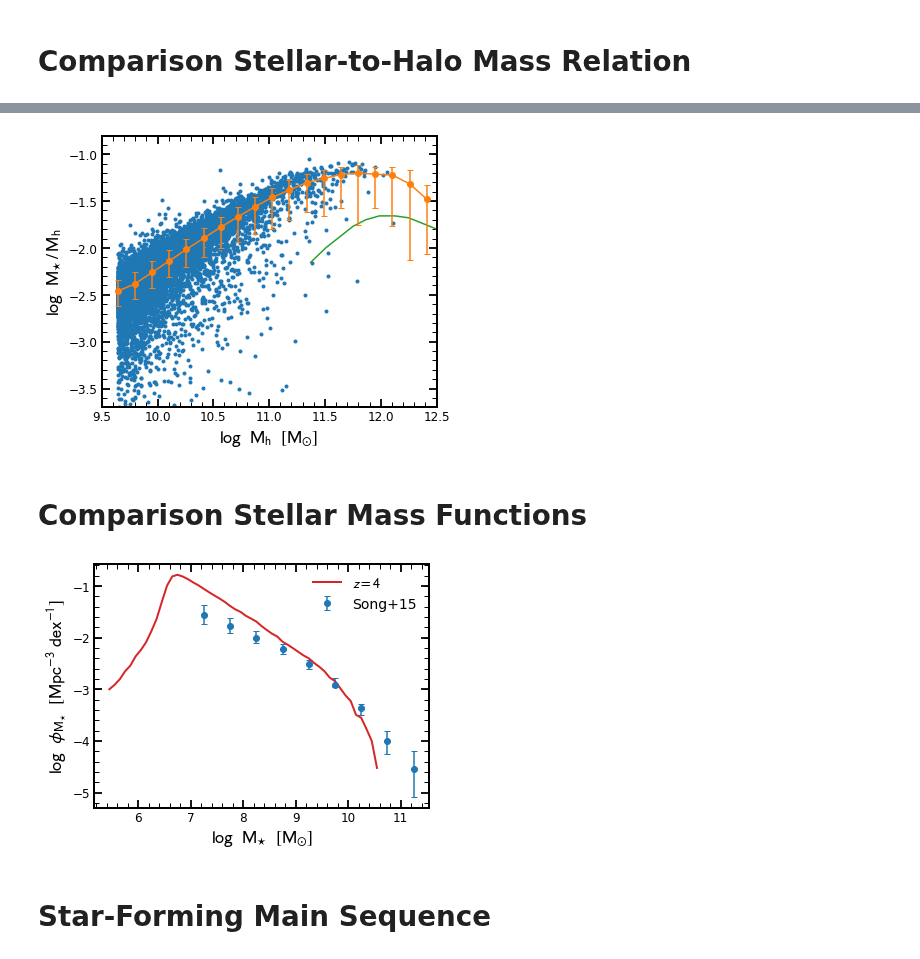
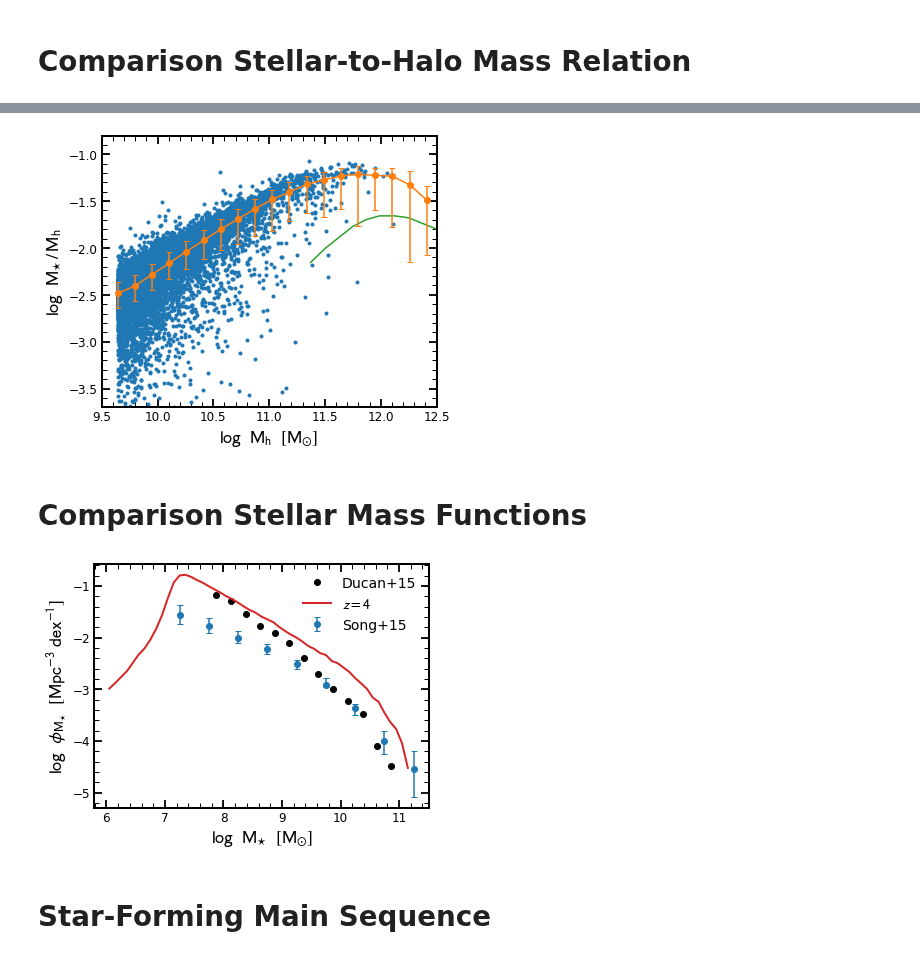
Before and after one commit to stacchella/halo_model, a Jupyter notebook: scripts/Comparison_M_Observables.ipynb, the cells around one changed output, grey strips where cells are left out. Drawn from its saved outputs; the diff is of its cells as text; code cells hidden in the pictures.

```diff
--- a/scripts/Comparison_M_Observables.ipynb
+++ b/scripts/Comparison_M_Observables.ipynb
@@ -42,11 +42,12 @@ def compute_M(cat_obj):
       SFR           : SFR in Msun/yr
 
     '''
+    Mseed = 0.0
     # load SFH for given time interval
     SFR_list = cat_obj['SFH/SFH_SFR'][:]
     time_list = cat_obj['SFH/SFH_time'][:]
     # compute mass
-    mass_tot_list = np.trapz(SFR_list, time_list*10**6)
+    mass_tot_list = Mseed+np.trapz(SFR_list, time_list*10**6)
     return(mass_tot_list)
 
 
@@ -170,6 +171,7 @@ plot_every_other = 10
 fig, ax = plt.subplots(nrows=1, ncols=1, figsize=(6, 5))
 
 ax.plot(np.log10(Mh_list)[::plot_every_other], np.log10(Ms_list/Mh_list)[::plot_every_other], '.', color='C0')
+
 ax.errorbar(x_rm, y_rm, yerr=[y_rm-y_rm_l, y_rm_h-y_rm], fmt='o-', color='C1', capsize=3, zorder=10)
 ax.plot(np.log10(Mh_Behroozi13), np.log10(MM_Behroozi13), '-', color='C2')
 
@@ -183,7 +185,7 @@ plt.legend(frameon=False, fontsize=14)
 plt.savefig(path_figures + 'Ms_Mh_Relation.pdf', bbox_inches='tight')
 plt.show()
 # %% [output]
-[figure, old version]
+[figure, new version]
 # %% [markdown]
 # Comparison Stellar Mass Functions
 # %%
@@ -196,29 +198,33 @@ phi_list = np.array([-1.57, -1.77, -2.00, -2.22, -2.52, -2.91, -3.37, -4.00, -4.
 phi_err_list_neg = np.array([0.16, 0.14, 0.10, 0.09, 0.09, 0.05, 0.12, 0.25, 0.55])
 phi_err_list_pos = np.array([0.21, 0.15, 0.13, 0.09, 0.09, 0.12, 0.09, 0.20, 0.34])
 M_Fct_obs_dict['4'] = np.array([M_list, phi_list, phi_err_list_neg, phi_err_list_pos])
+# %%
+M_list_Ducan = np.array([10.868, 10.615, 10.376, 10.122, 9.877, 9.621, 9.370, 9.127, 8.877, 8.628, 8.377, 8.124, 7.879])
+phi_list_Ducan = np.array([3.304e-5, 7.909e-5, 3.336e-4, 6.004e-4, 0.001, 0.002, 0.004, 0.008, 0.012, 0.017, 0.028, 0.050, 0.068])
 # %%
 M_bins_center_z4, M_fct_model_z4 = compute_Ms_Fct(path_SP_cat_00 + 'SFH_z4_constant_with_L.hdf5', volume_box, bin_size=0.1, cumulative=False, redshift_in=None, completeness_correction=False, completeness_correction_type='parameterized')
 # %%
 
 fig, ax = plt.subplots(nrows=1, ncols=1, figsize=(6, 4.5))
 
 # Observations
 plot_datapoints_observations_log(ax, M_Fct_obs_dict, '4', 'C0', 'Song+15')
+ax.plot(M_list_Ducan, np.log10(phi_list_Ducan), 'o', color='black', label='Ducan+15')
 
 # Model
-ax.plot(M_bins_center_z4-0.6, np.log10(M_fct_model_z4), '-', color='C3', lw=2, label=r'$z=4$')
+ax.plot(M_bins_center_z4, np.log10(M_fct_model_z4), '-', color='C3', lw=2, label=r'$z=4$')
 
 
 ax.set_xlabel(r'$\log\/\/\/\/\mathrm{M}_{\star}\/\/\/\/[\mathrm{M_{\odot}}]$', fontsize=18)
 ax.set_ylabel(r'$\log\/\/\/\/\phi_{\rm M_{\star}}\/\/\/\/[\mathrm{Mpc}^{-3}\/\/\mathrm{dex}^{-1}]$', fontsize=18)
 
 #ax.set_xlim([-1.0, 3.0])
 #ax.set_ylim([-5.5, -0.7])
 
 plt.legend(frameon=False, fontsize=14)
 plt.savefig(path_figures + 'Ms_Fct_evolution.pdf', bbox_inches='tight')
 plt.show()
 # %% [output]
-[figure, old version]
+[figure, new version]
 # %% [markdown]
 # Star-Forming Main Sequence
```
Also changed, not shown: parts of 6 cells of this notebook, 10 other files.
